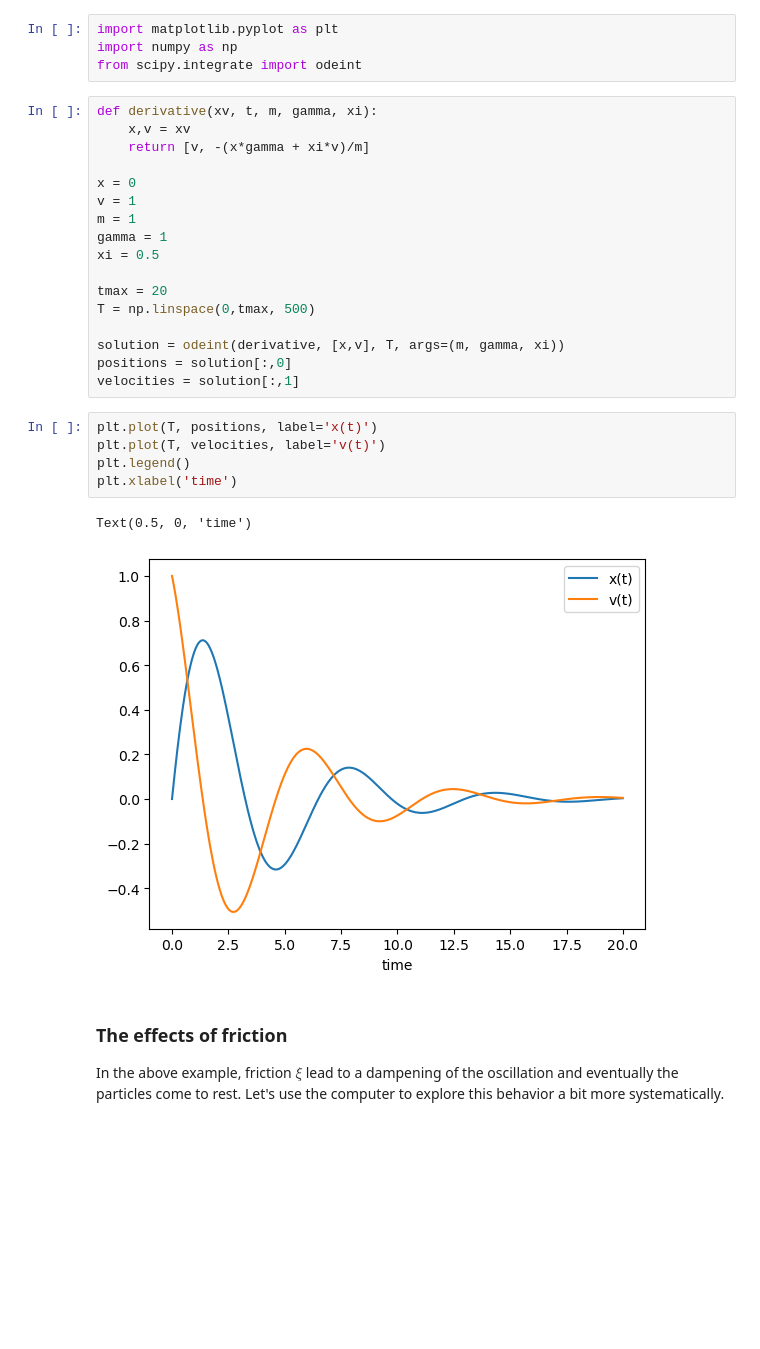
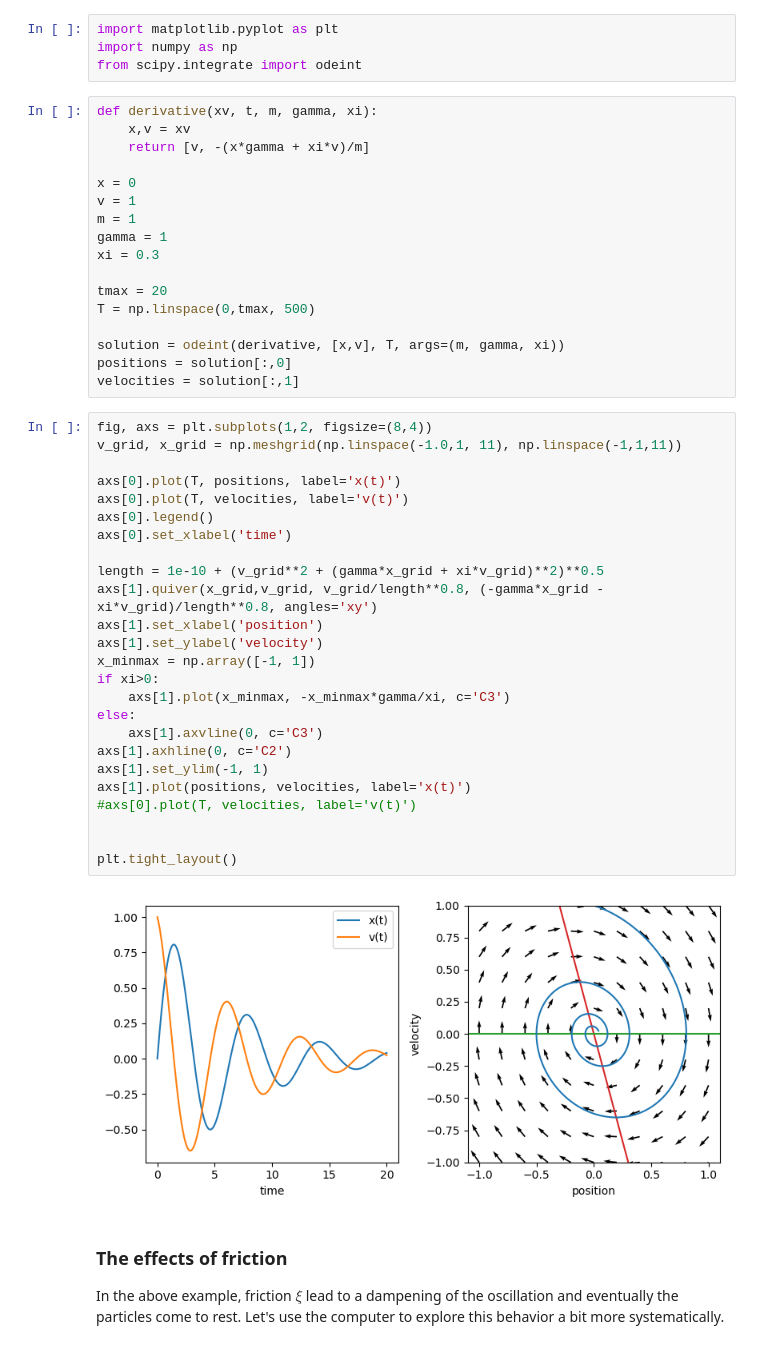
Before and after one commit to neherlab/PoL1-course-materials, a Jupyter notebook: notebooks/lecture02e_equationsOfMotion.ipynb, the cells around one changed output. Drawn from its saved outputs; the diff is of its cells as text; blank space fills up the shorter version.

```diff
--- a/notebooks/lecture02e_equationsOfMotion.ipynb
+++ b/notebooks/lecture02e_equationsOfMotion.ipynb
@@ -44,7 +44,7 @@ x = 0
 v = 1
 m = 1
 gamma = 1
-xi = 0.5
+xi = 0.3
 
 tmax = 20
 T = np.linspace(0,tmax, 500)
@@ -53,13 +53,32 @@ solution = odeint(derivative, [x,v], T, args=(m, gamma, xi))
 positions = solution[:,0]
 velocities = solution[:,1]
 # %%
-plt.plot(T, positions, label='x(t)')
-plt.plot(T, velocities, label='v(t)')
-plt.legend()
-plt.xlabel('time')
+fig, axs = plt.subplots(1,2, figsize=(8,4))
+v_grid, x_grid = np.meshgrid(np.linspace(-1.0,1, 11), np.linspace(-1,1,11))
+
+axs[0].plot(T, positions, label='x(t)')
+axs[0].plot(T, velocities, label='v(t)')
+axs[0].legend()
+axs[0].set_xlabel('time')
+
+length = 1e-10 + (v_grid**2 + (gamma*x_grid + xi*v_grid)**2)**0.5
+axs[1].quiver(x_grid,v_grid, v_grid/length**0.8, (-gamma*x_grid - xi*v_grid)/length**0.8, angles='xy')
+axs[1].set_xlabel('position')
+axs[1].set_ylabel('velocity')
+x_minmax = np.array([-1, 1])
+if xi>0:
+    axs[1].plot(x_minmax, -x_minmax*gamma/xi, c='C3')
+else:
+    axs[1].axvline(0, c='C3')
+axs[1].axhline(0, c='C2')
+axs[1].set_ylim(-1, 1)
+axs[1].plot(positions, velocities, label='x(t)')
+#axs[0].plot(T, velocities, label='v(t)')
+
+
+plt.tight_layout()
 # %% [output]
-Text(0.5, 0, 'time')
-[figure, old version]
+[figure, new version]
 # %% [markdown]
 ### The effects of friction
 
```
Also changed, not shown: parts of 1 cell of this notebook, 1 other file.
